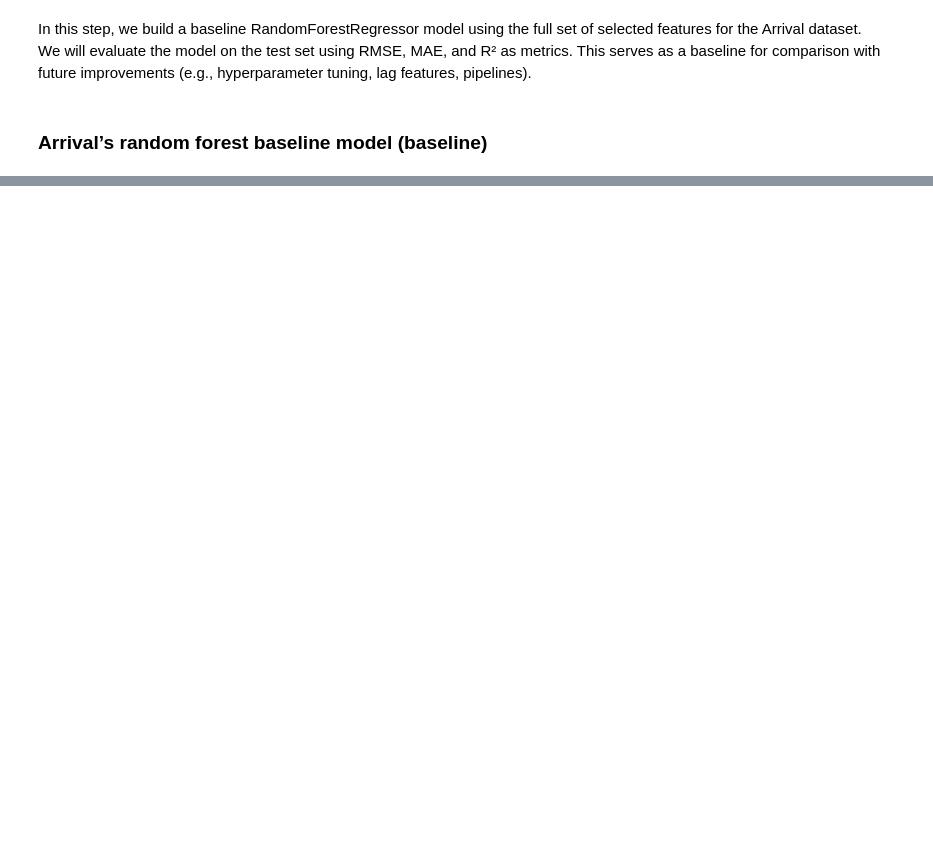
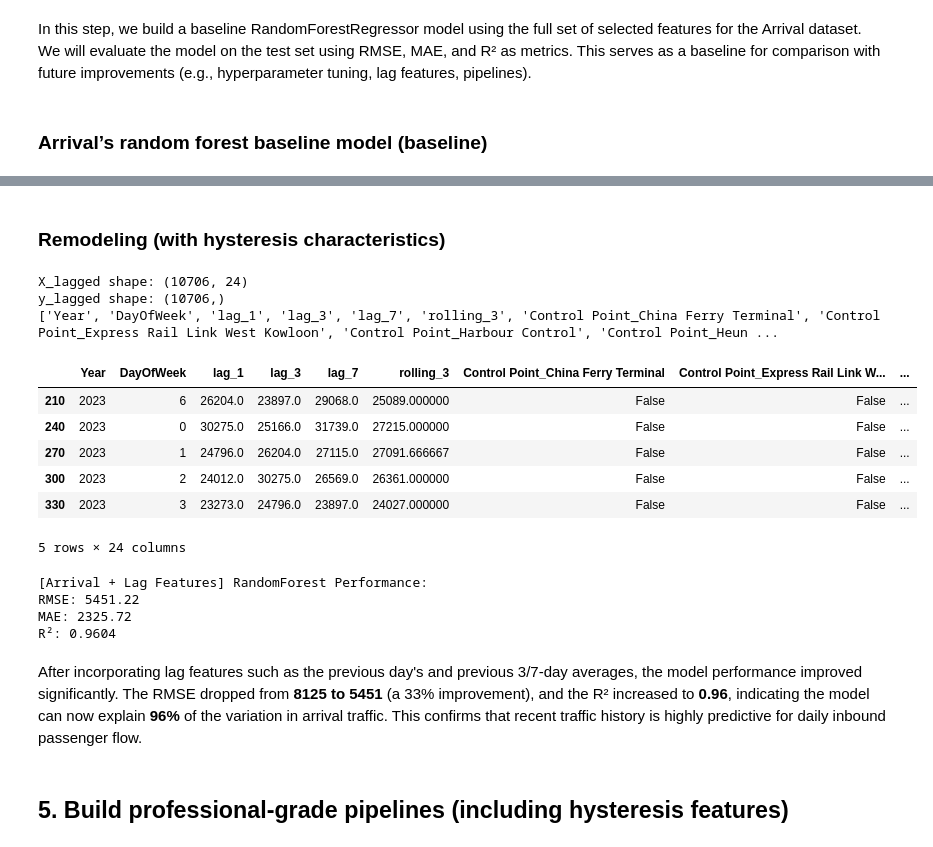
Before and after one commit to AB-IN-lsy/cs5483_g29, a Jupyter notebook: Daily_passenger_traffic_statistics_forecast.ipynb, the cells around one changed output, grey strips where cells are left out. Saved outputs shown, nothing was run; the diff lists cells and outputs as text; code cells hidden in the pictures; blank space fills up the shorter version.

```diff
--- a/Daily_passenger_traffic_statistics_forecast.ipynb
+++ b/Daily_passenger_traffic_statistics_forecast.ipynb
@@ -234,0 +309,10 @@ R²: 0.9169
+# %%
+df_arrival_lagged = add_lag_features(
+    df_arrival,
+    group_cols=['Control Point'],
+    target_col='Total',
+    lags=[1, 3, 7]
+)
+
+print(df_arrival_lagged.shape)
+display(df_arrival_lagged.head())
@@ -234,0 +327,66 @@ R²: 0.9169
+# %% [markdown]
+### Remodeling (with hysteresis characteristics)
+# %%
+# 1. Select feature columns (add lagged features + original features)
+feature_cols = [
+    'Control Point', 'DayType', 'Quarter', 'Year', 'DayOfWeek',
+    'lag_1', 'lag_3', 'lag_7', 'rolling_3'
+]
+
+X_lagged = pd.get_dummies(df_arrival_lagged[feature_cols], drop_first=True)
+y_lagged = df_arrival_lagged['Total']
+print("X_lagged shape:", X_lagged.shape)
+print("y_lagged shape:", y_lagged.shape)
+print(X_lagged.columns.tolist())
+X_lagged.head()
+# %% [output]
+X_lagged shape: (10706, 24)
+y_lagged shape: (10706,)
+['Year', 'DayOfWeek', 'lag_1', 'lag_3', 'lag_7', 'rolling_3', 'Control Point_China Ferry Terminal', 'Control Point_Express Rail Link West Kowloon', 'Control Point_Harbour Control', 'Control Point_Heun ...
+|  | Year | DayOfWeek | lag_1 | lag_3 | lag_7 | rolling_3 | Control Point_China Ferry Terminal | Control Point_Express Rail Link W... | ... |
+| 210 | 2023 | 6 | 26204.0 | 23897.0 | 29068.0 | 25089.000000 | False | False | ... |
+| 240 | 2023 | 0 | 30275.0 | 25166.0 | 31739.0 | 27215.000000 | False | False | ... |
+| 270 | 2023 | 1 | 24796.0 | 26204.0 | 27115.0 | 27091.666667 | False | False | ... |
+| 300 | 2023 | 2 | 24012.0 | 30275.0 | 26569.0 | 26361.000000 | False | False | ... |
+| 330 | 2023 | 3 | 23273.0 | 24796.0 | 23897.0 | 24027.000000 | False | False | ... |
+5 rows × 24 columns
+# %%
+# 2. Divide the training set/test set
+X_train_lag, X_test_lag, y_train_lag, y_test_lag = train_test_split(
+    X_lagged, y_lagged, test_size=0.2, random_state=42
+)
+
+# 3. Use the best model parameters adjusted previously
+from sklearn.ensemble import RandomForestRegressor
+best_rf_lagged = RandomForestRegressor(
+    n_estimators=200,
+    min_samples_split=10,
+    min_samples_leaf=4,
+    max_features=0.8,
+    max_depth=None,
+    random_state=42
+)
+
+# 4. Train
+best_rf_lagged.fit(X_train_lag, y_train_lag)
+
+# 5. predict
+y_pred_lagged = best_rf_lagged.predict(X_test_lag)
+
+rmse_lagged = mean_squared_error(y_test_lag, y_pred_lagged) ** 0.5
+mae_lagged = mean_absolute_error(y_test_lag, y_pred_lagged)
+r2_lagged = r2_score(y_test_lag, y_pred_lagged)
+
+print(f"\n[Arrival + Lag Features] RandomForest Performance:")
+print(f"RMSE: {rmse_lagged:.2f}")
+print(f"MAE: {mae_lagged:.2f}")
+print(f"R²: {r2_lagged:.4f}")
+# %% [output]
+[Arrival + Lag Features] RandomForest Performance:
+RMSE: 5451.22
+MAE: 2325.72
+R²: 0.9604
+# %% [markdown]
+After incorporating lag features such as the previous day's and previous 3/7-day averages, the model performance improved significantly. The RMSE dropped from **8125 to 5451** (a 33% improvement), and the R² increased to **0.96**, indicating the model can now explain **96%** of the variation in arrival traffic. This confirms that recent traffic history is highly predictive for daily inbound passenger flow.
+# %% [markdown]
+## 5. Build professional-grade pipelines (including hysteresis features)
```
Also changed, not shown: parts of 37 cells of this notebook.
